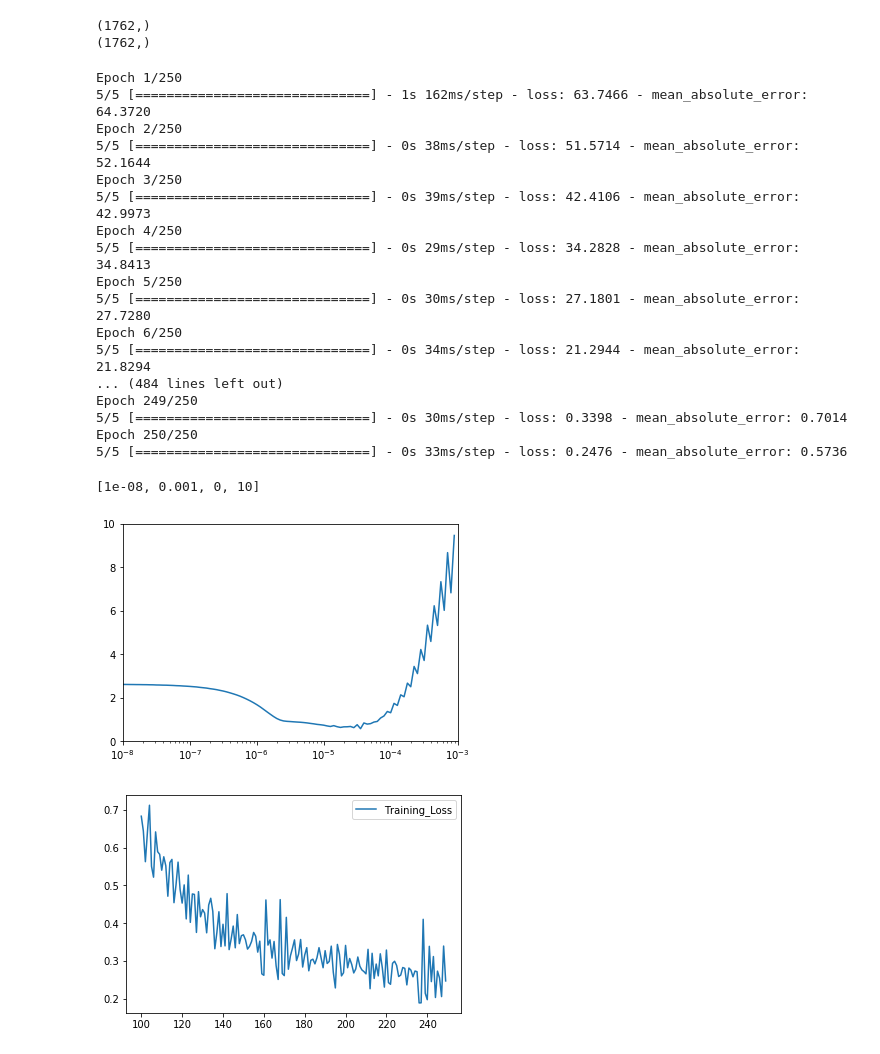
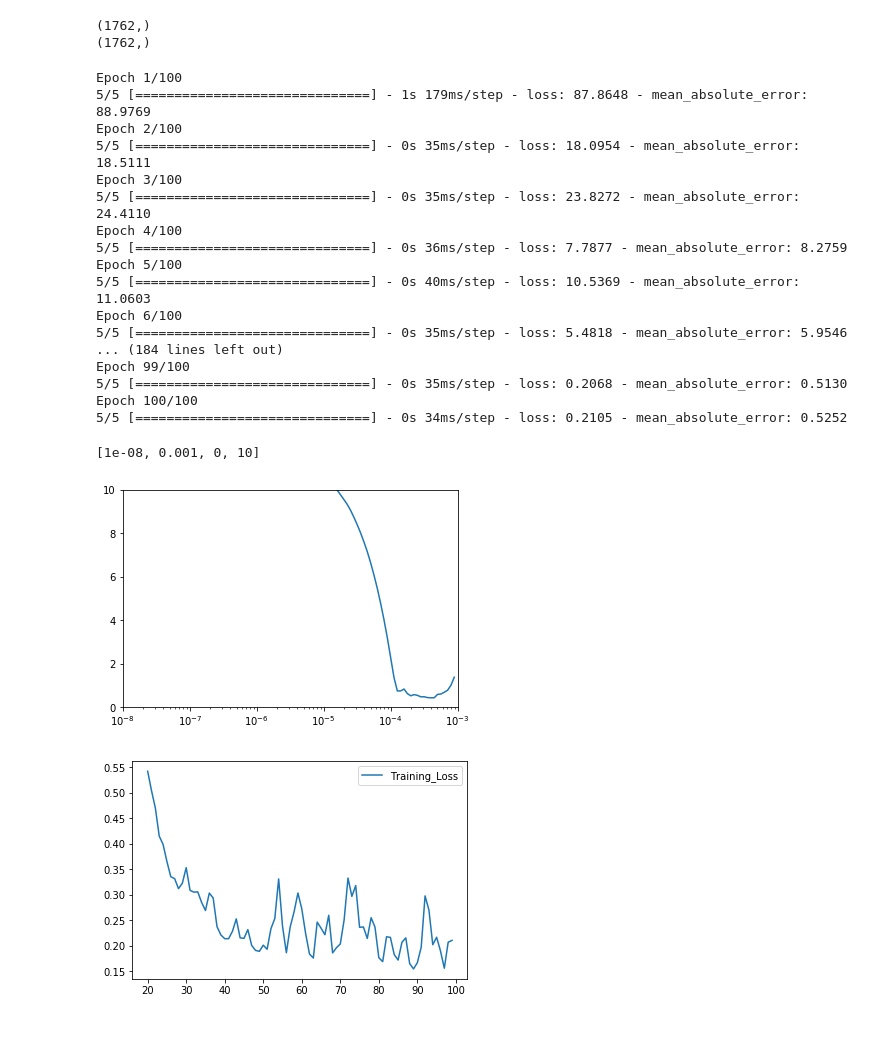
Before and after one commit to manashpratim/Stock-Price-Prediction, a Jupyter notebook: Stock_Price_Prediction.ipynb, the cells around one changed output. Cells and saved outputs as stored; diff of their text form; code cells hidden in the pictures.

```diff
--- a/Stock_Price_Prediction.ipynb
+++ b/Stock_Price_Prediction.ipynb
@@ -158,29 +156,29 @@ model=tf.keras.models.Sequential([
 # %%
 #lr_scheduler=tf.keras.callbacks.LearningRateScheduler(lambda epochs:1e-8*10**(epochs/20))
 loss=tf.keras.losses.Huber()
-optimizer=tf.keras.optimizers.RMSprop(lr=2.5e-5, rho=0.9, epsilon=None, decay=0.0)
+optimizer=tf.keras.optimizers.Adam(lr=3e-4, beta_1=0.9, beta_2=0.999, epsilon=None, decay=0.0, amsgrad=False)
 model.compile(loss=loss,optimizer=optimizer,metrics=['mae'])
-history=model.fit(dataset,epochs=250
+history=model.fit(dataset,epochs=100
                   #,callbacks=[lr_scheduler]
                  )
 # %% [output]
-Epoch 1/250
-5/5 [==============================] - 1s 162ms/step - loss: 63.7466 - mean_absolute_error: 64.3720
-Epoch 2/250
-5/5 [==============================] - 0s 38ms/step - loss: 51.5714 - mean_absolute_error: 52.1644
-Epoch 3/250
-5/5 [==============================] - 0s 39ms/step - loss: 42.4106 - mean_absolute_error: 42.9973
-Epoch 4/250
-5/5 [==============================] - 0s 29ms/step - loss: 34.2828 - mean_absolute_error: 34.8413
-Epoch 5/250
-5/5 [==============================] - 0s 30ms/step - loss: 27.1801 - mean_absolute_error: 27.7280
-Epoch 6/250
-5/5 [==============================] - 0s 34ms/step - loss: 21.2944 - mean_absolute_error: 21.8294
-... (484 lines left out)
-Epoch 249/250
-5/5 [==============================] - 0s 30ms/step - loss: 0.3398 - mean_absolute_error: 0.7014
-Epoch 250/250
-5/5 [==============================] - 0s 33ms/step - loss: 0.2476 - mean_absolute_error: 0.5736
+Epoch 1/100
+5/5 [==============================] - 1s 179ms/step - loss: 87.8648 - mean_absolute_error: 88.9769
+Epoch 2/100
+5/5 [==============================] - 0s 35ms/step - loss: 18.0954 - mean_absolute_error: 18.5111
+Epoch 3/100
+5/5 [==============================] - 0s 35ms/step - loss: 23.8272 - mean_absolute_error: 24.4110
+Epoch 4/100
+5/5 [==============================] - 0s 36ms/step - loss: 7.7877 - mean_absolute_error: 8.2759
+Epoch 5/100
+5/5 [==============================] - 0s 40ms/step - loss: 10.5369 - mean_absolute_error: 11.0603
+Epoch 6/100
+5/5 [==============================] - 0s 35ms/step - loss: 5.4818 - mean_absolute_error: 5.9546
+... (184 lines left out)
+Epoch 99/100
+5/5 [==============================] - 0s 35ms/step - loss: 0.2068 - mean_absolute_error: 0.5130
+Epoch 100/100
+5/5 [==============================] - 0s 34ms/step - loss: 0.2105 - mean_absolute_error: 0.5252
 # %%
 #Optimizing the Learning Rate
 lrs=1e-8*(10**(np.arange(100)/20))
@@ -188,16 +186,16 @@ plt.semilogx(lrs,history.history['loss'])
 plt.axis([1e-8,1e-3,0,10])
 # %% [output]
 [1e-08, 0.001, 0, 10]
-[figure, old version]
+[figure, new version]
 # %%
 #Visualizing the Loss over the epochs
 loss=history.history['loss']
-epochs=range(100,len(loss))
-plt.plot(epochs,loss[100:],label='Training_Loss')
+epochs=range(20,len(loss))
+plt.plot(epochs,loss[20:],label='Training_Loss')
 plt.legend(loc='upper right')
 plt.show()
 # %% [output]
-[figure, old version]
+[figure, new version]
 # %%
 #Forecasting the stock prices
 predictions=forecast(model,series,window_size,split_time)
```
Also changed, not shown: parts of 3 cells of this notebook.
